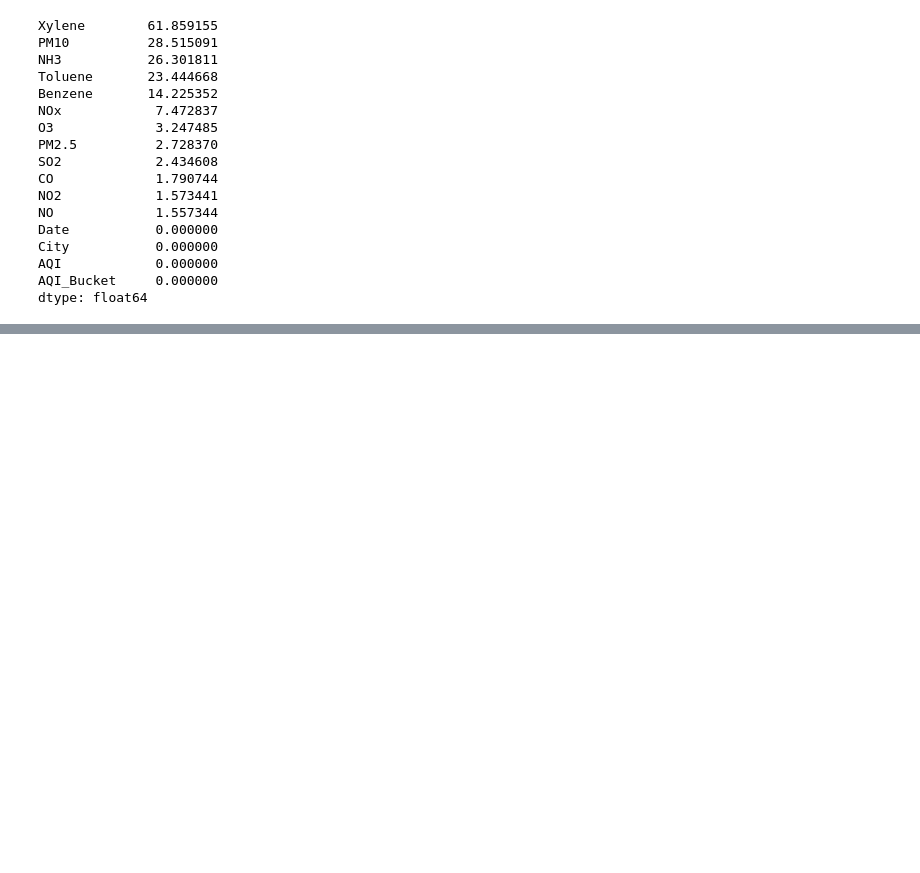
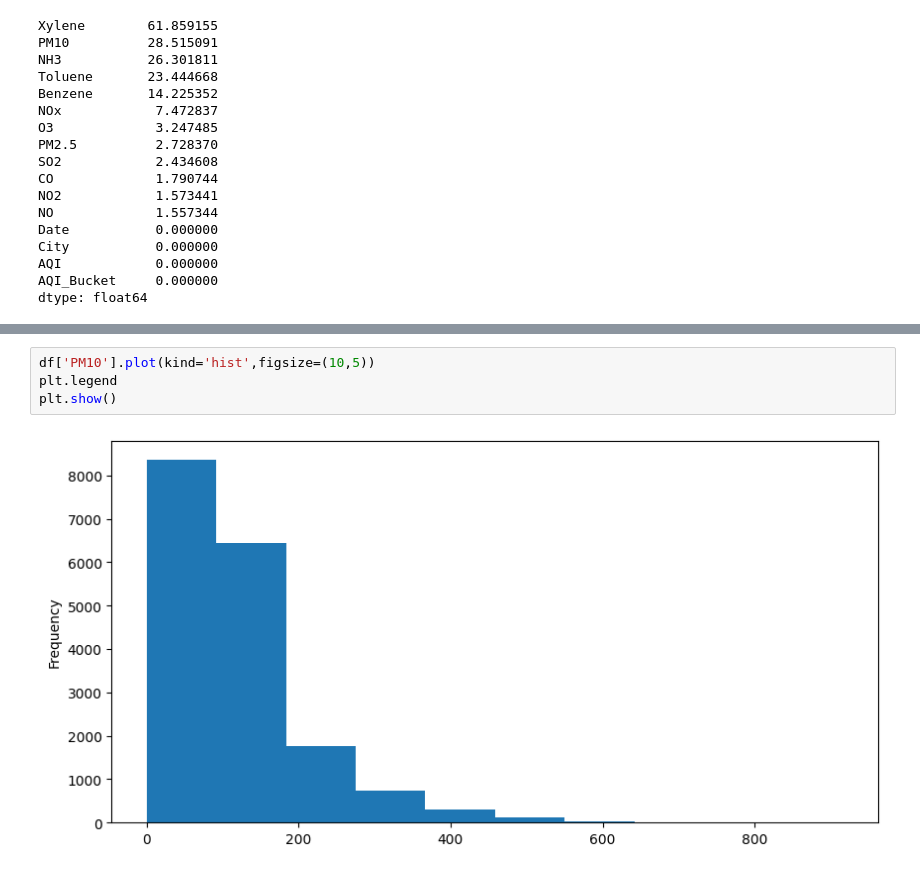
Before and after one commit to Prasanthkumar2004/AQL-Prediction-Model, a Jupyter notebook: AQI Prediction Model/AQI Model.ipynb, the cells around one changed output, grey strips where cells are left out. Saved outputs shown, nothing was run; the diff lists cells and outputs as text; blank space fills up the shorter version.

```diff
--- a/AQI Prediction Model/AQI Model.ipynb
+++ b/AQI Prediction Model/AQI Model.ipynb
@@ -158,0 +167,6 @@ dtype: float64
+# %%
+df['PM10'].plot(kind='hist',figsize=(10,5))
+plt.legend
+plt.show()
+# %% [output]
+[figure, added]
```
Also changed, not shown: parts of 35 cells of this notebook.
